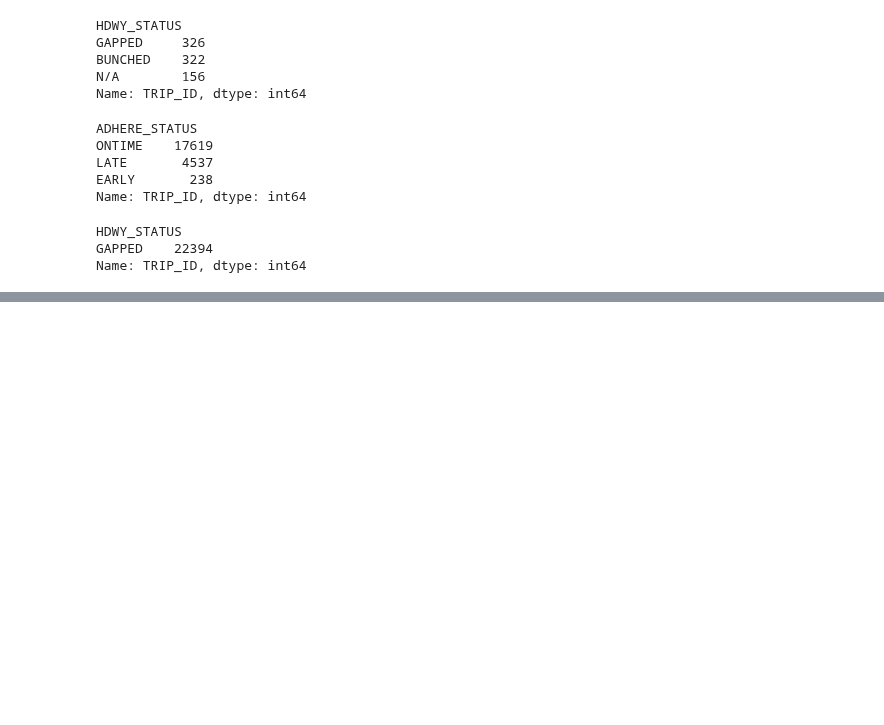
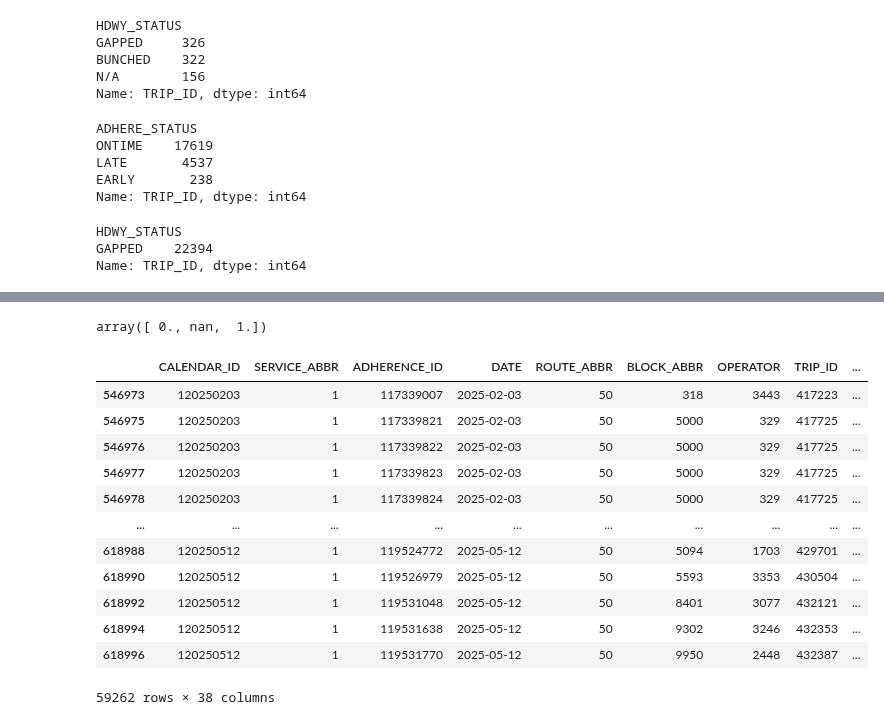
Before and after one commit to NSS-Data-Analytics-Cohort-14/wego-partnerproject-da14-v2-kshaffer93, a Jupyter notebook: notebooks/WeGo Data Introduction.ipynb, the cells around one changed output, grey strips where cells are left out. Drawn from its saved outputs; the diff is of its cells as text; code cells hidden in the pictures; blank space fills up the shorter version.

```diff
--- a/notebooks/WeGo Data Introduction.ipynb
+++ b/notebooks/WeGo Data Introduction.ipynb
@@ -675,0 +718,20 @@ Name: TRIP_ID, dtype: int64
+# %%
+timerange = [
+    (TSP_dates['ACTUAL_DEPARTURE_TIME']>="05:00:00") & (TSP_dates['ACTUAL_DEPARTURE_TIME']<"09:00:00"),
+    (TSP_dates['ACTUAL_DEPARTURE_TIME']>="09:00:00") & (TSP_dates['ACTUAL_DEPARTURE_TIME']<"11:00:00"),
+    (TSP_dates['ACTUAL_DEPARTURE_TIME']>="11:00:00") & (TSP_dates['ACTUAL_DEPARTURE_TIME']<"14:00:00"),
+    (TSP_dates['ACTUAL_DEPARTURE_TIME']>="14:00:00") & (TSP_dates['ACTUAL_DEPARTURE_TIME']<"17:00:00"),
+    (TSP_dates['ACTUAL_DEPARTURE_TIME']>="17:00:00") & (TSP_dates['ACTUAL_DEPARTURE_TIME']<"20:00:00"),
+    (TSP_dates['ACTUAL_DEPARTURE_TIME']>="20:00:00") & (TSP_dates['ACTUAL_DEPARTURE_TIME']<"23:59:59"),
+    (TSP_dates['ACTUAL_DEPARTURE_TIME']>="00:00:00") & (TSP_dates['ACTUAL_DEPARTURE_TIME']<"05:00:00")
+]
+timeofday = [
+    "EARLY MORNING",
+    "LATE MORNING",
+    "LUNCH",
+    "EARLY AFTERNOON",
+    "AFTERNOON",
+    "NIGHT",
+    "LATE NIGHT"
+]
+TSP_dates["TIME_OF_DAY"] = np.select(timerange, timeofday, default="BLANK")
@@ -675,0 +760,2 @@ Name: TRIP_ID, dtype: int64
+# %%
+TSP_dates['DATE'] = pd.to_datetime(TSP_dates['DATE'], errors='coerce')
@@ -675,0 +768,2 @@ Name: TRIP_ID, dtype: int64
+# %%
+TSP_dates['month_number'] = TSP_dates['DATE'].dt.month
@@ -675,0 +792,12 @@ Name: TRIP_ID, dtype: int64
+# %%
+months = [
+    (TSP_dates['month_number']>=9) & (TSP_dates['month_number']<=12),
+     (TSP_dates['month_number']>=1) & (TSP_dates['month_number']<=5),
+    (TSP_dates['month_number']>5) | (TSP_dates['month_number']<9)
+ ]
+school = [
+    "YES",
+    "YES",
+    "NO"
+]
+TSP_dates["SCHOOL_IN_SESSION"] = np.select(months, school, default="N/A")
@@ -675,0 +1074,20 @@ Name: TRIP_ID, dtype: int64
+# %%
+TSP_dates['PREV_SCHED_STOP_CANCELLED'].unique()
+# %% [output]
+array([ 0., nan,  1.])
+# %%
+TSP_dates[TSP_dates['PREV_SCHED_STOP_CANCELLED'] == 0]
+# %% [output]
+|  | CALENDAR_ID | SERVICE_ABBR | ADHERENCE_ID | DATE | ROUTE_ABBR | BLOCK_ABBR | OPERATOR | TRIP_ID | ... |
+| 546973 | 120250203 | 1 | 117339007 | 2025-02-03 | 50 | 318 | 3443 | 417223 | ... |
+| 546975 | 120250203 | 1 | 117339821 | 2025-02-03 | 50 | 5000 | 329 | 417725 | ... |
+| 546976 | 120250203 | 1 | 117339822 | 2025-02-03 | 50 | 5000 | 329 | 417725 | ... |
+| 546977 | 120250203 | 1 | 117339823 | 2025-02-03 | 50 | 5000 | 329 | 417725 | ... |
+| 546978 | 120250203 | 1 | 117339824 | 2025-02-03 | 50 | 5000 | 329 | 417725 | ... |
+| ... | ... | ... | ... | ... | ... | ... | ... | ... | ... |
+| 618988 | 120250512 | 1 | 119524772 | 2025-05-12 | 50 | 5094 | 1703 | 429701 | ... |
+| 618990 | 120250512 | 1 | 119526979 | 2025-05-12 | 50 | 5593 | 3353 | 430504 | ... |
+| 618992 | 120250512 | 1 | 119531048 | 2025-05-12 | 50 | 8401 | 3077 | 432121 | ... |
+| 618994 | 120250512 | 1 | 119531638 | 2025-05-12 | 50 | 9302 | 3246 | 432353 | ... |
+| 618996 | 120250512 | 1 | 119531770 | 2025-05-12 | 50 | 9950 | 2448 | 432387 | ... |
+59262 rows × 38 columns
```
Also changed, not shown: parts of 62 cells of this notebook.
